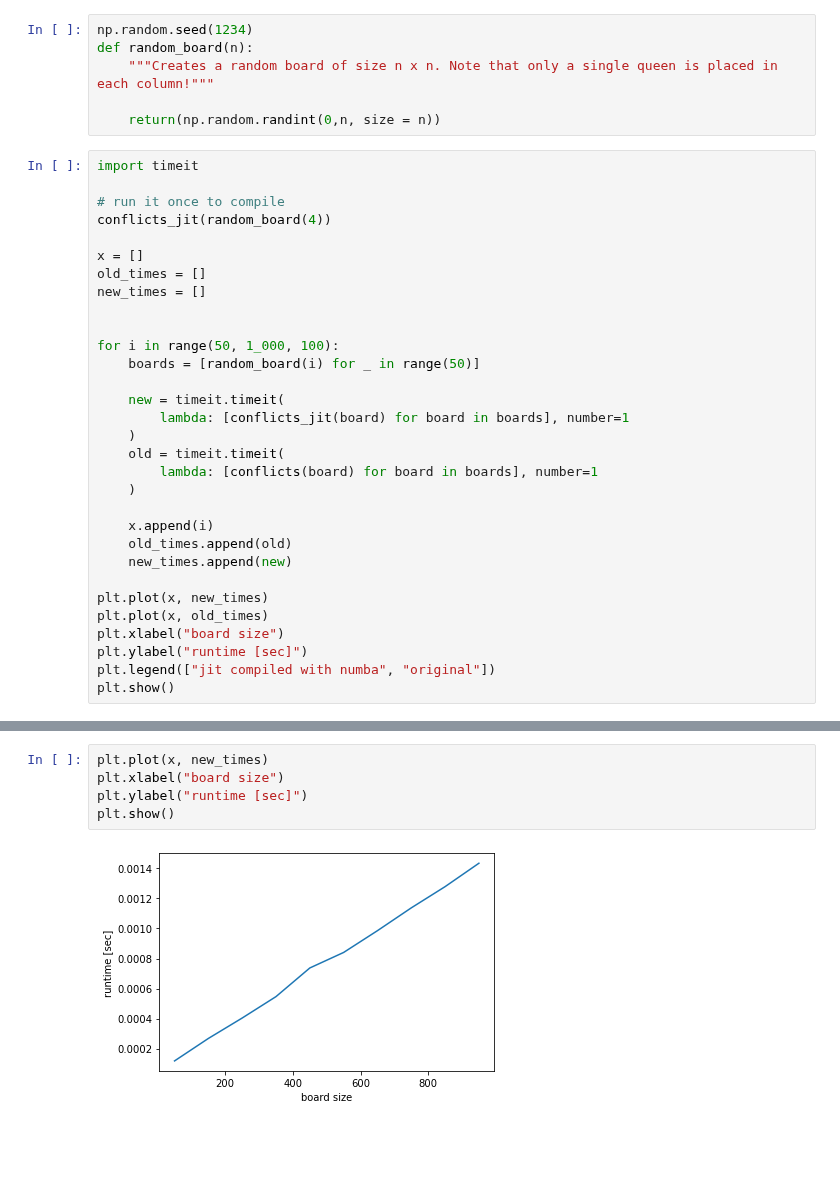
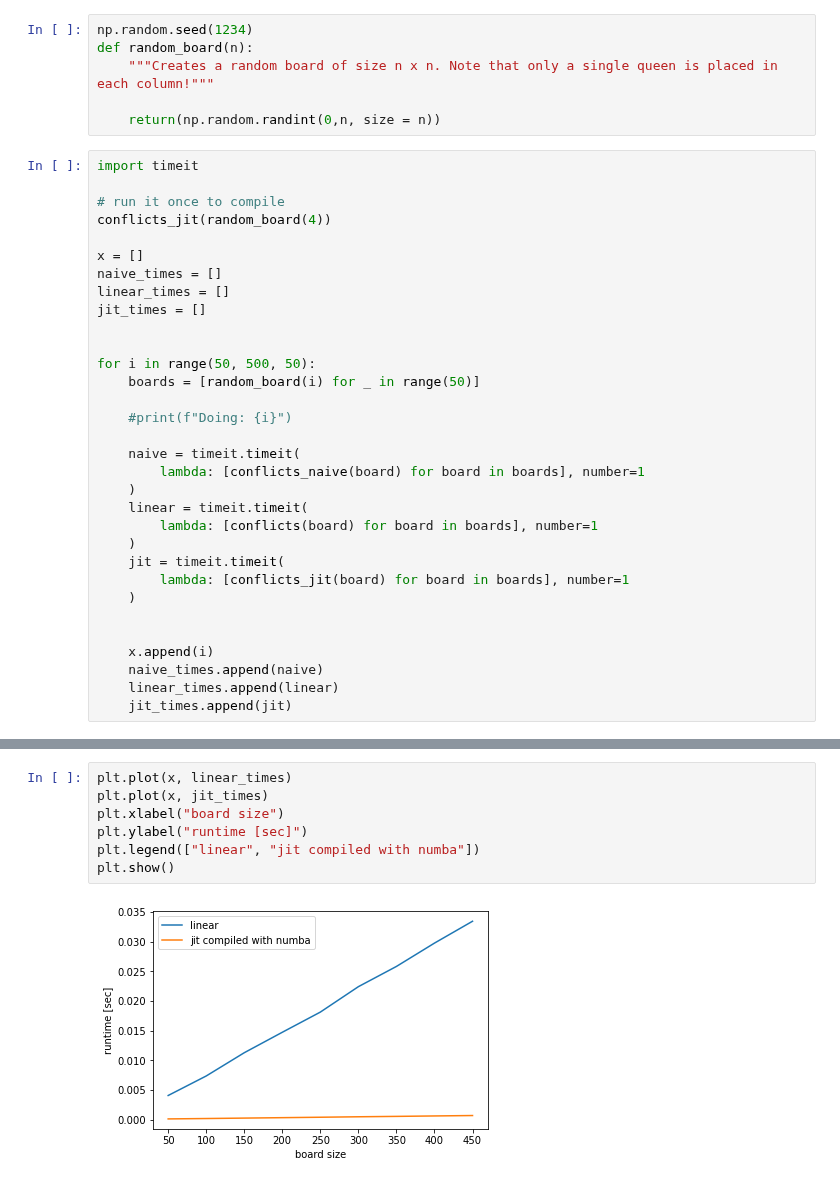
Before and after one commit to mhahsler/CS7320-AI, a Jupyter notebook: Local_Search/n_queens_fast_conflict_calculation_with_numba.ipynb, the cells around one changed output, grey strips where cells are left out. Cells and saved outputs as stored; diff of their text form; blank space fills up the shorter version.

Commit message:
added naive calculation.

```diff
--- a/Local_Search/n_queens_fast_conflict_calculation_with_numba.ipynb
+++ b/Local_Search/n_queens_fast_conflict_calculation_with_numba.ipynb
@@ -91,27 +123,28 @@ import timeit
 conflicts_jit(random_board(4))
 
 x = []
-old_times = []
-new_times = []
+naive_times = []
+linear_times = []
+jit_times = []
 
 
-for i in range(50, 1_000, 100):
+for i in range(50, 500, 50):
     boards = [random_board(i) for _ in range(50)]
 
-    new = timeit.timeit(
+    #print(f"Doing: {i}")
+
+    naive = timeit.timeit(
+        lambda: [conflicts_naive(board) for board in boards], number=1
+    )
+    linear = timeit.timeit(
+        lambda: [conflicts(board) for board in boards], number=1
+    )
+    jit = timeit.timeit(
         lambda: [conflicts_jit(board) for board in boards], number=1
     )
-    old = timeit.timeit(
-        lambda: [conflicts(board) for board in boards], number=1
-    )
+
 
     x.append(i)
-    old_times.append(old)
-    new_times.append(new)
-
-plt.plot(x, new_times)
-plt.plot(x, old_times)
-plt.xlabel("board size")
-plt.ylabel("runtime [sec]")
-plt.legend(["jit compiled with numba", "original"])
-plt.show()
+    naive_times.append(naive)
+    linear_times.append(linear)
+    jit_times.append(jit)
@@ -120,7 +161,9 @@ plt.show()
 # %%
-plt.plot(x, new_times)
+plt.plot(x, linear_times)
+plt.plot(x, jit_times)
 plt.xlabel("board size")
 plt.ylabel("runtime [sec]")
+plt.legend(["linear", "jit compiled with numba"])
 plt.show()
 # %% [output]
-[figure, old version]
+[figure, new version]
```
Also changed, not shown: parts of 9 cells of this notebook.
